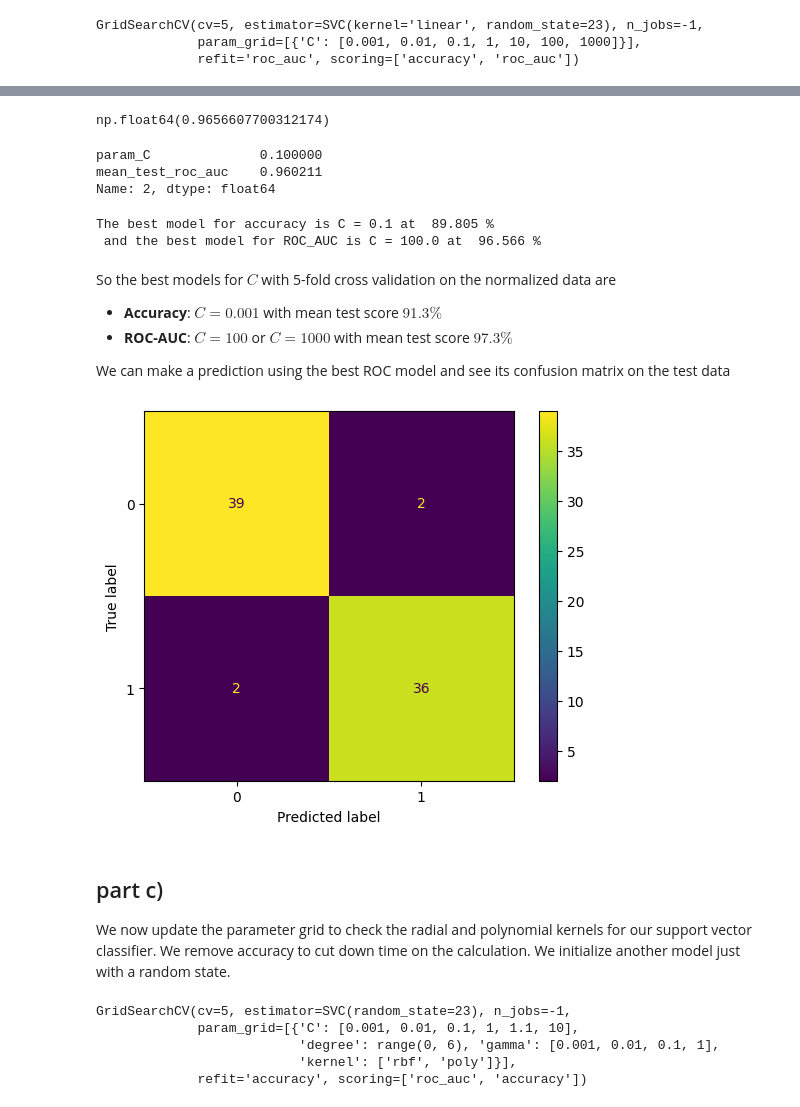
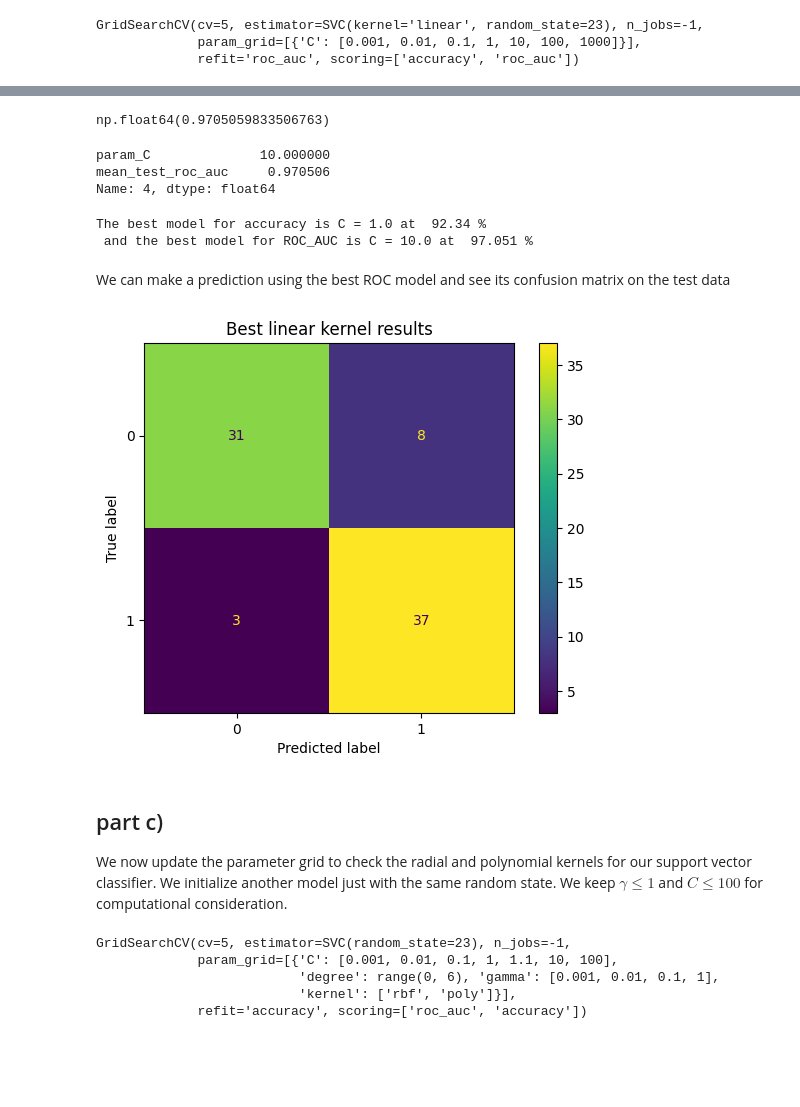
Before and after one commit to alexanderneva/s541a2, a Jupyter notebook: Untitled.ipynb, the cells around one changed output, grey strips where cells are left out. Cells and saved outputs as stored; diff of their text form; code cells hidden in the pictures; blank space fills up the shorter version.

```diff
--- a/Untitled.ipynb
+++ b/Untitled.ipynb
@@ -334,6 +346,4 @@ RocCurveDisplay.from_predictions(predictions,y_test);
 We since we have left `'mpg'` in our data set that we have a completely determined classifier for `mpg`. Lets drop `mpg` from our data from and see what happens.
 # %%
 X = auto.drop('mpg',axis=1)
-X_train, X_test, y_train, y_test = train_test_split(X,test,test_size=0.2)
-svm_linear = SVC(kernel = 'linear',random_state=23)
-svm_linear.fit(X_train, y_train)
+X_train, X_test, y_train, y_test = train_test_split(X,y,test_size=0.2, random_state=32)
@@ -341,0 +357,3 @@ SVC(kernel='linear', random_state=23)
+# %%
+svm_linear = SVC(kernel = 'linear',random_state=23)
+svm_linear.fit(train_norm, y_train)
@@ -429,42 +430,39 @@ results_cv.sort_values(by='mean_test_roc_auc',ascending=False)
 # %%
 results_cv['mean_test_roc_auc'].max()
 # %% [output]
-np.float64(0.9656607700312174)
+np.float64(0.9705059833506763)
 # %%
 go_r = results_cv[['param_C','mean_test_roc_auc']]
 # index of maximum value for ROC
 index_r = go_r.idxmax(axis=0)['mean_test_roc_auc']
-print(go_r.iloc[index_a])
+print(go_r.iloc[index_r])
 # %% [output]
-param_C              0.100000
-mean_test_roc_auc    0.960211
-Name: 2, dtype: float64
+param_C              10.000000
+mean_test_roc_auc     0.970506
+Name: 4, dtype: float64
 # %%
 print("The best model for accuracy is C =", results_cv['param_C'].iloc[index_a], "at ",np.round(results_cv['mean_test_accuracy'].iloc[index_a] * 100,3),"% \n and",
      "the best model for ROC_AUC is C =", results_cv['param_C'].iloc[index_r], "at ", np.round(results_cv['mean_test_roc_auc'].iloc[index_r] * 100,3), "%")
 # %% [output]
-The best model for accuracy is C = 0.1 at  89.805 %
- and the best model for ROC_AUC is C = 100.0 at  96.566 %
+The best model for accuracy is C = 1.0 at  92.34 %
+ and the best model for ROC_AUC is C = 10.0 at  97.051 %
 # %% [markdown]
-So the best models for $C$ with 5-fold cross validation on the normalized data are
-- **Accuracy**: $C=0.001$ with mean test score $91.3\%$
-- **ROC-AUC**: $C=100$ or $C=1000$ with mean test score $97.3\%$
-
 We can make a prediction using the best ROC model and see its confusion matrix on the test data
 # %%
 from sklearn.metrics import ConfusionMatrixDisplay, confusion_matrix
 best = search_grid.best_estimator_
 best_prediction = best.predict(test_norm)
 confuse = confusion_matrix(y_test,best_prediction)
 disp = ConfusionMatrixDisplay(confuse)
 disp.plot();
+disp.ax_.set_title("Best linear kernel results");
 # %% [output]
-[figure, old version]
+[figure, new version]
 # %% [markdown]
 ## part c)
-We now update the parameter grid to check the radial and polynomial kernels for our support vector classifier. We remove accuracy to cut down time on the calculation. We initialize another model just with a random state.
+We now update the parameter grid to check the radial and polynomial kernels for our support vector classifier. We initialize another model just with the same random state. We keep $\gamma \leq 1$ and $C \leq 100$ for computational consideration.
 # %%
-grid_2 = [{"C":[0.001,0.01,0.1,1,1.1,10],
+grid_2 = [{"C":[0.001,0.01,0.1,1,1.1,10,100],
           "kernel":["rbf","poly"],
          "degree": range(0,6),
            "gamma": [0.001,0.01,0.1,1]}]
@@ -474,7 +472,7 @@ search_grid_2 = GridSearchCV(svm_linear,grid_2,cv=5,scoring=scoring,n_jobs=-1,re
 search_grid_2.fit(train_norm,y_train)
 # %% [output]
 GridSearchCV(cv=5, estimator=SVC(random_state=23), n_jobs=-1,
-             param_grid=[{'C': [0.001, 0.01, 0.1, 1, 1.1, 10],
+             param_grid=[{'C': [0.001, 0.01, 0.1, 1, 1.1, 10, 100],
                           'degree': range(0, 6), 'gamma': [0.001, 0.01, 0.1, 1],
                           'kernel': ['rbf', 'poly']}],
              refit='accuracy', scoring=['roc_auc', 'accuracy'])
```
Also changed, not shown: parts of 30 cells of this notebook.
